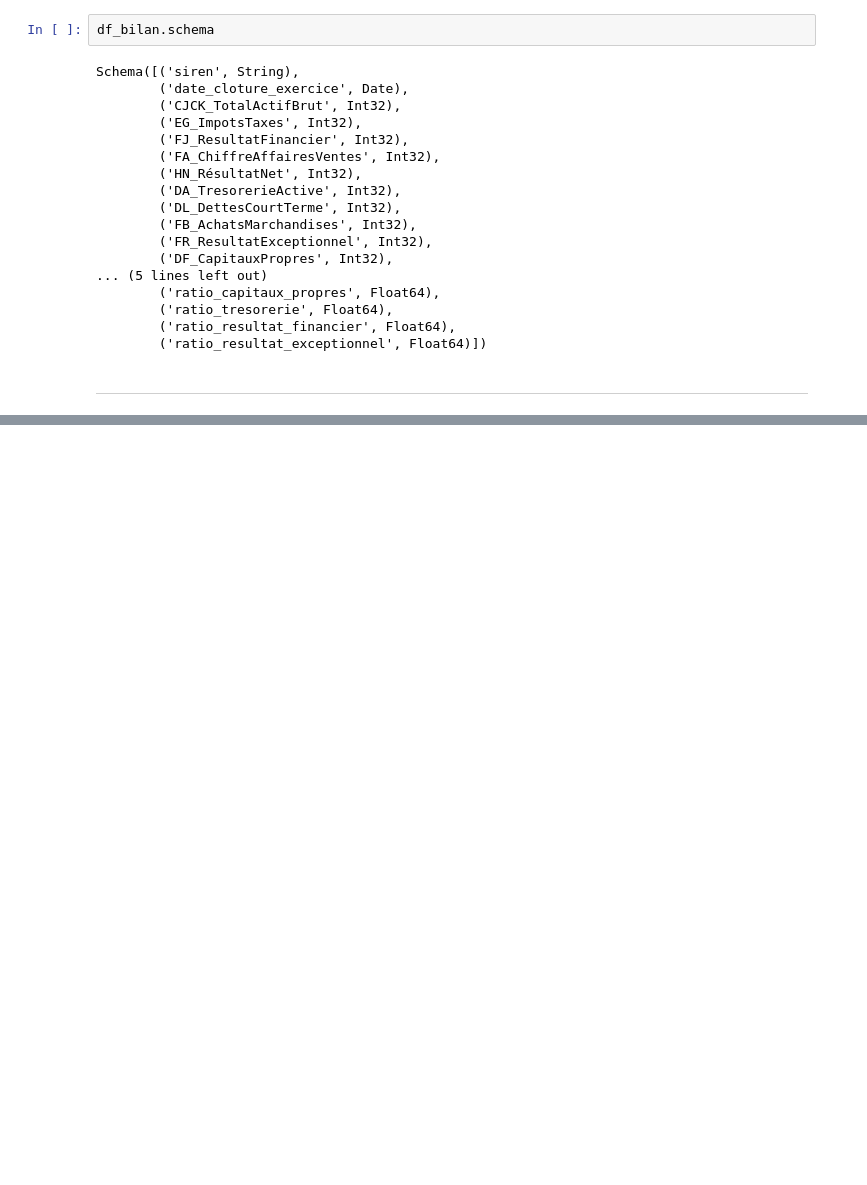
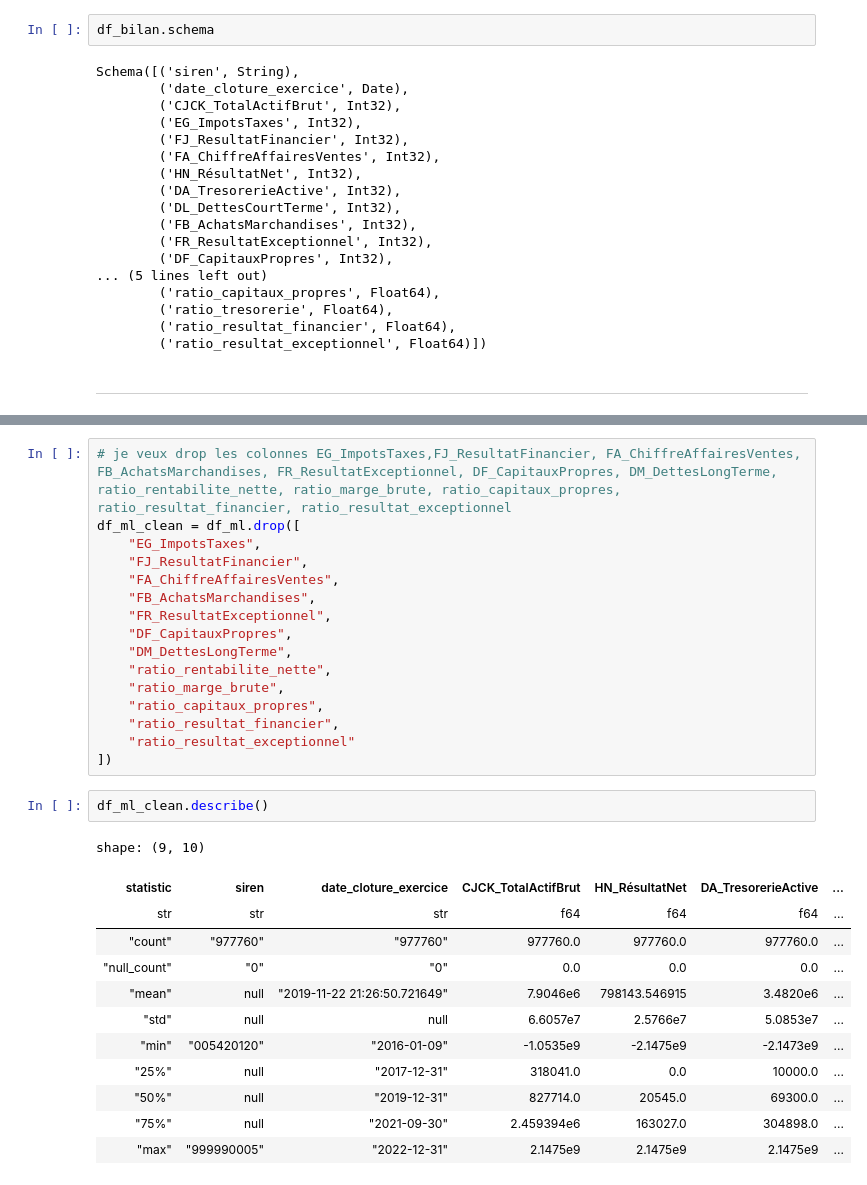
Before and after one commit to ugozchi/AS_Supervised_Learning, a Jupyter notebook: Notebooks/00_Sandbox.ipynb, the cells around one changed output, grey strips where cells are left out. Saved outputs shown, nothing was run; the diff lists cells and outputs as text; blank space fills up the shorter version.

```diff
--- a/Notebooks/00_Sandbox.ipynb
+++ b/Notebooks/00_Sandbox.ipynb
@@ -764,0 +765,31 @@ shape: (9, 31)
+# %%
+# je veux drop les colonnes EG_ImpotsTaxes,FJ_ResultatFinancier, FA_ChiffreAffairesVentes, FB_AchatsMarchandises, FR_ResultatExceptionnel, DF_CapitauxPropres, DM_DettesLongTerme, ratio_rentabilite_nette, ratio_marge_brute, ratio_capitaux_propres, ratio_resultat_financier, ratio_resultat_exceptionnel
+df_ml_clean = df_ml.drop([
+    "EG_ImpotsTaxes",
+    "FJ_ResultatFinancier",
+    "FA_ChiffreAffairesVentes",
+    "FB_AchatsMarchandises",
+    "FR_ResultatExceptionnel",
+    "DF_CapitauxPropres",
+    "DM_DettesLongTerme",
+    "ratio_rentabilite_nette",
+    "ratio_marge_brute",
+    "ratio_capitaux_propres",
+    "ratio_resultat_financier",
+    "ratio_resultat_exceptionnel"
+])
+# %%
+df_ml_clean.describe()
+# %% [output]
+shape: (9, 10)
+| statistic | siren | date_cloture_exercice | CJCK_TotalActifBrut | HN_RésultatNet | DA_TresorerieActive | ... |
+| str | str | str | f64 | f64 | f64 | ... |
+| "count" | "977760" | "977760" | 977760.0 | 977760.0 | 977760.0 | ... |
+| "null_count" | "0" | "0" | 0.0 | 0.0 | 0.0 | ... |
+| "mean" | null | "2019-11-22 21:26:50.721649" | 7.9046e6 | 798143.546915 | 3.4820e6 | ... |
+| "std" | null | null | 6.6057e7 | 2.5766e7 | 5.0853e7 | ... |
+| "min" | "005420120" | "2016-01-09" | -1.0535e9 | -2.1475e9 | -2.1473e9 | ... |
+| "25%" | null | "2017-12-31" | 318041.0 | 0.0 | 10000.0 | ... |
+| "50%" | null | "2019-12-31" | 827714.0 | 20545.0 | 69300.0 | ... |
+| "75%" | null | "2021-09-30" | 2.459394e6 | 163027.0 | 304898.0 | ... |
+| "max" | "999990005" | "2022-12-31" | 2.1475e9 | 2.1475e9 | 2.1475e9 | ... |
```
Also changed, not shown: parts of 21 cells of this notebook, 3 other files.
